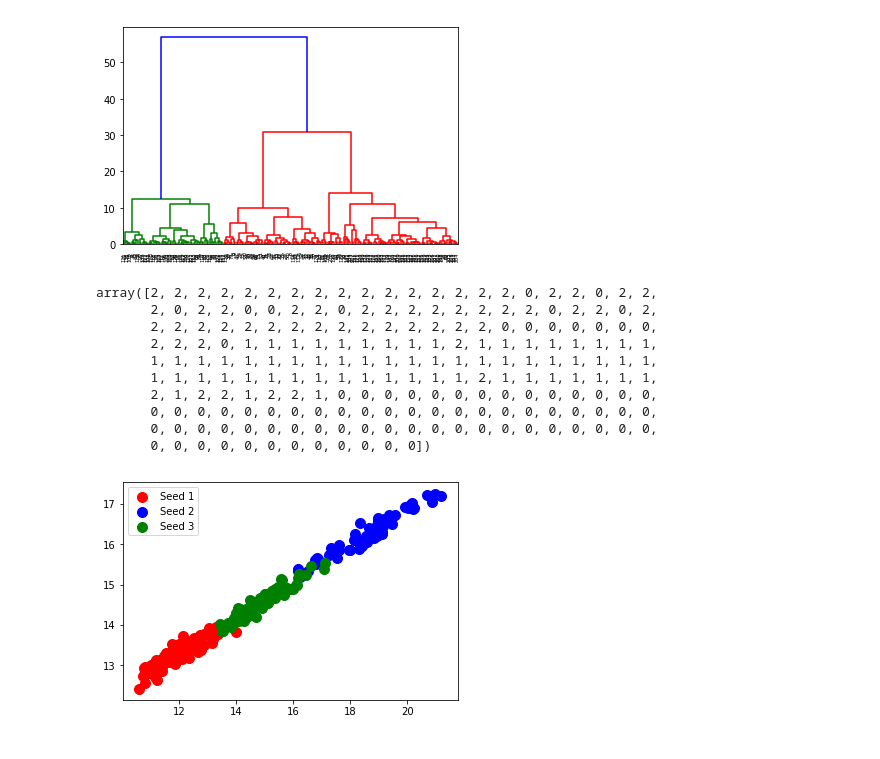
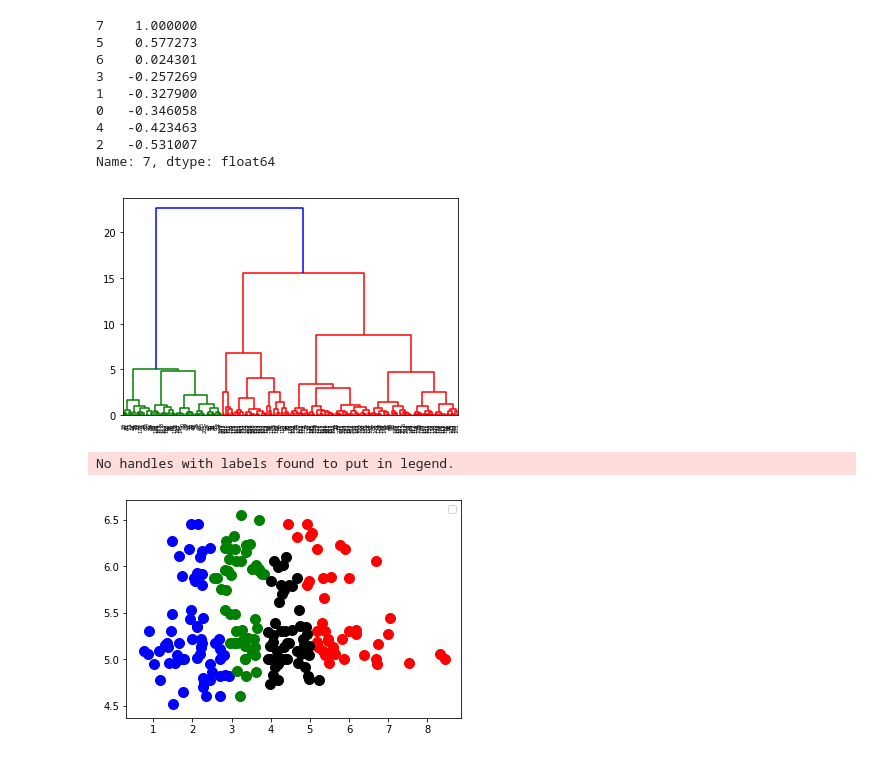
Before and after one commit to blooser/DataScience, a Jupyter notebook: Seeds/Seeds.ipynb, the cells around one changed output. Cells and saved outputs as stored; diff of their text form; code cells hidden in the pictures.

```diff
--- a/Seeds/Seeds.ipynb
+++ b/Seeds/Seeds.ipynb
@@ -27,35 +32,43 @@ dataset
+# %%
+corr_matrix = dataset.corr()
+corr_matrix[7].sort_values(ascending=False)
+# %% [output]
+7    1.000000
+5    0.577273
+6    0.024301
+3   -0.257269
+1   -0.327900
+0   -0.346058
+4   -0.423463
+2   -0.531007
+Name: 7, dtype: float64
 # %%
-X = dataset.iloc[:, :-1].values
+X = dataset.iloc[:, [5, 6, 2]].values
+y = dataset.iloc[:, -1].values
+# %%
+from sklearn.preprocessing import PolynomialFeatures
+
+poly_features = PolynomialFeatures(degree=1, include_bias=False)
+X_poly = poly_features.fit_transform(X)
 # %%
 import scipy.cluster.hierarchy as sch
 
-dendrogram = sch.dendrogram(sch.linkage(X, method='ward'))
+dendrogram = sch.dendrogram(sch.linkage(X_poly, method='ward'))
 plt.show()
 # %% [output]
-[figure, old version]
+[figure, new version]
 # %%
 from sklearn.cluster import AgglomerativeClustering
 
-hc = AgglomerativeClustering(n_clusters=3, affinity='euclidean', linkage='ward')
-y_hc = hc.fit_predict(X)
+ac = AgglomerativeClustering(n_clusters=4, affinity='euclidean', linkage='ward')
+y_hc = ac.fit_predict(X_poly)
-# %%
-y_hc
-# %% [output]
-array([2, 2, 2, 2, 2, 2, 2, 2, 2, 2, 2, 2, 2, 2, 2, 2, 0, 2, 2, 0, 2, 2,
-       2, 0, 2, 2, 0, 0, 2, 2, 0, 2, 2, 2, 2, 2, 2, 2, 2, 0, 2, 2, 0, 2,
-       2, 2, 2, 2, 2, 2, 2, 2, 2, 2, 2, 2, 2, 2, 2, 0, 0, 0, 0, 0, 0, 0,
-       2, 2, 2, 0, 1, 1, 1, 1, 1, 1, 1, 1, 1, 2, 1, 1, 1, 1, 1, 1, 1, 1,
-       1, 1, 1, 1, 1, 1, 1, 1, 1, 1, 1, 1, 1, 1, 1, 1, 1, 1, 1, 1, 1, 1,
-       1, 1, 1, 1, 1, 1, 1, 1, 1, 1, 1, 1, 1, 1, 2, 1, 1, 1, 1, 1, 1, 1,
-       2, 1, 2, 2, 1, 2, 2, 1, 0, 0, 0, 0, 0, 0, 0, 0, 0, 0, 0, 0, 0, 0,
-       0, 0, 0, 0, 0, 0, 0, 0, 0, 0, 0, 0, 0, 0, 0, 0, 0, 0, 0, 0, 0, 0,
-       0, 0, 0, 0, 0, 0, 0, 0, 0, 0, 0, 0, 0, 0, 0, 0, 0, 0, 0, 0, 0, 0,
-       0, 0, 0, 0, 0, 0, 0, 0, 0, 0, 0, 0])
 # %%
-plt.scatter(X[y_hc == 0, 0], X[y_hc == 0, 1], s=100, c='red', label='Seed 1')
-plt.scatter(X[y_hc == 1, 0], X[y_hc == 1, 1], s=100, c='blue', label='Seed 2')
-plt.scatter(X[y_hc == 2, 0], X[y_hc == 2, 1], s=100, c='green', label='Seed 3')
+plt.scatter(X[y_hc == 0, 0], X[y_hc == 0, 1], s=100, c='red')
+plt.scatter(X[y_hc == 1, 0], X[y_hc == 1, 1], s=100, c='blue')
+plt.scatter(X[y_hc == 2, 0], X[y_hc == 2, 1], s=100, c='green')
+plt.scatter(X[y_hc == 3, 0], X[y_hc == 3, 1], s=100, c='black')
 plt.legend()
 plt.show()
 # %% [output]
+No handles with labels found to put in legend.
-[figure, old version]
+[figure, new version]
```
Also changed, not shown: parts of 13 cells of this notebook.
